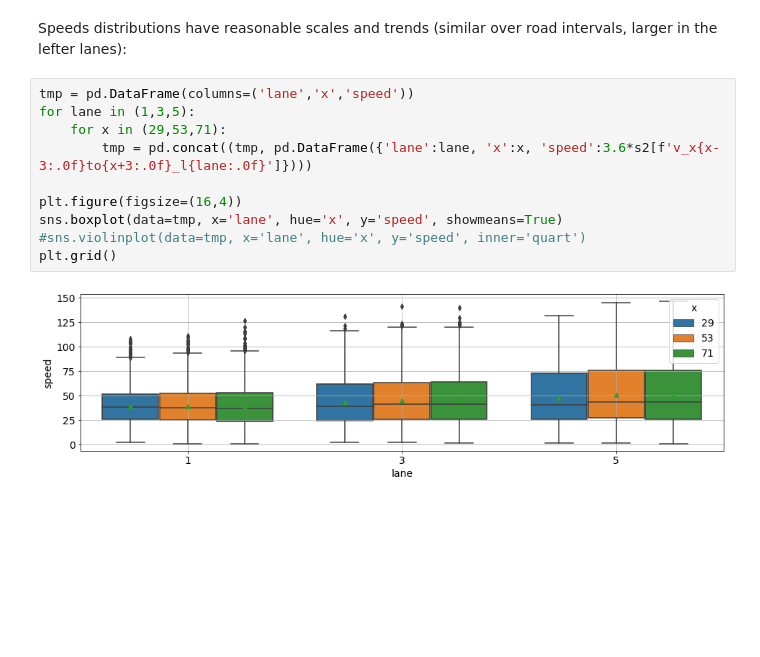
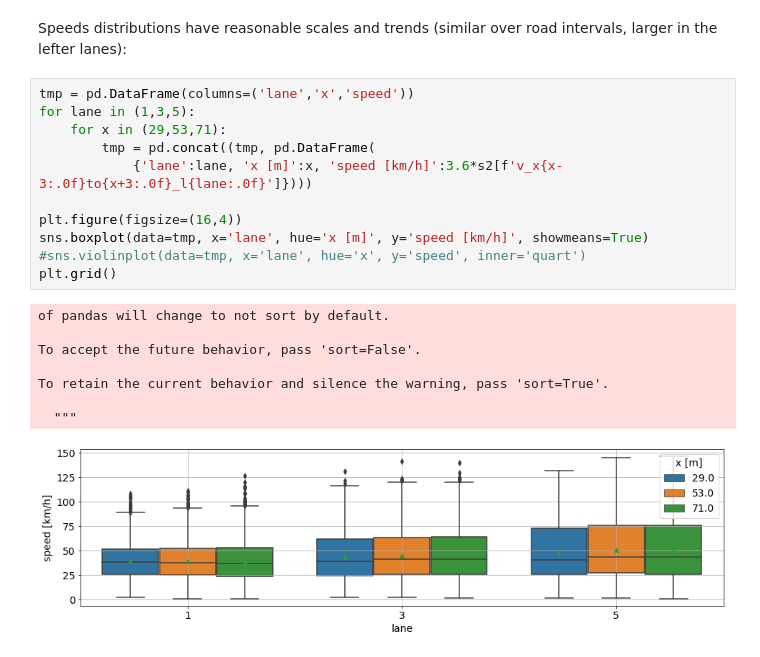
Before and after one commit to ido90/AyalonRoad, a Jupyter notebook: Analyzer/Basic Processing.ipynb, the cells around one changed output. Drawn from its saved outputs; the diff is of its cells as text; blank space fills up the shorter version.

Commit message:
figure of speed per lane & road interval

```diff
--- a/Analyzer/Basic Processing.ipynb
+++ b/Analyzer/Basic Processing.ipynb
@@ -279,12 +279,20 @@ Speeds distributions have reasonable scales and trends (similar over road interv
 # %%
 tmp = pd.DataFrame(columns=('lane','x','speed'))
 for lane in (1,3,5):
     for x in (29,53,71):
-        tmp = pd.concat((tmp, pd.DataFrame({'lane':lane, 'x':x, 'speed':3.6*s2[f'v_x{x-3:.0f}to{x+3:.0f}_l{lane:.0f}']})))
+        tmp = pd.concat((tmp, pd.DataFrame(
+            {'lane':lane, 'x [m]':x, 'speed [km/h]':3.6*s2[f'v_x{x-3:.0f}to{x+3:.0f}_l{lane:.0f}']})))
 
 plt.figure(figsize=(16,4))
-sns.boxplot(data=tmp, x='lane', hue='x', y='speed', showmeans=True)
+sns.boxplot(data=tmp, x='lane', hue='x [m]', y='speed [km/h]', showmeans=True)
 #sns.violinplot(data=tmp, x='lane', hue='x', y='speed', inner='quart')
 plt.grid()
 # %% [output]
+of pandas will change to not sort by default.
+
+To accept the future behavior, pass 'sort=False'.
+
+To retain the current behavior and silence the warning, pass 'sort=True'.
+
+  """
-[figure, old version]
+[figure, new version]
```
Also changed, not shown: 1 other file.
